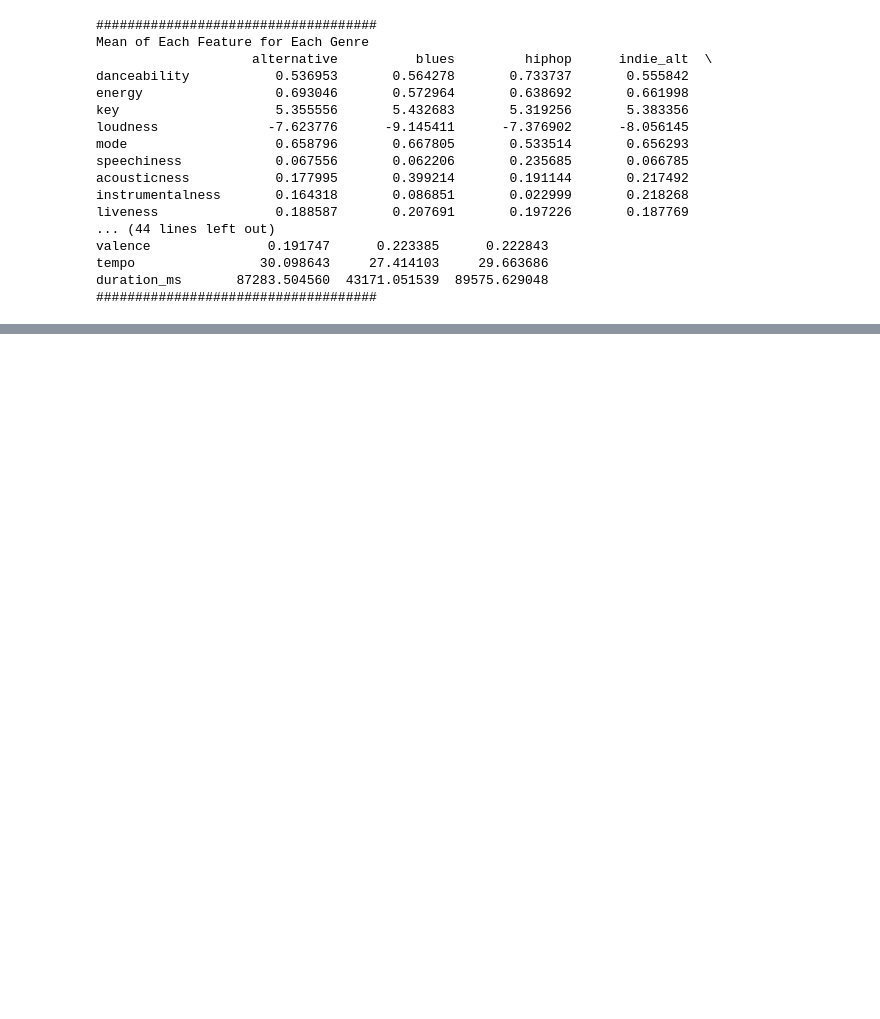
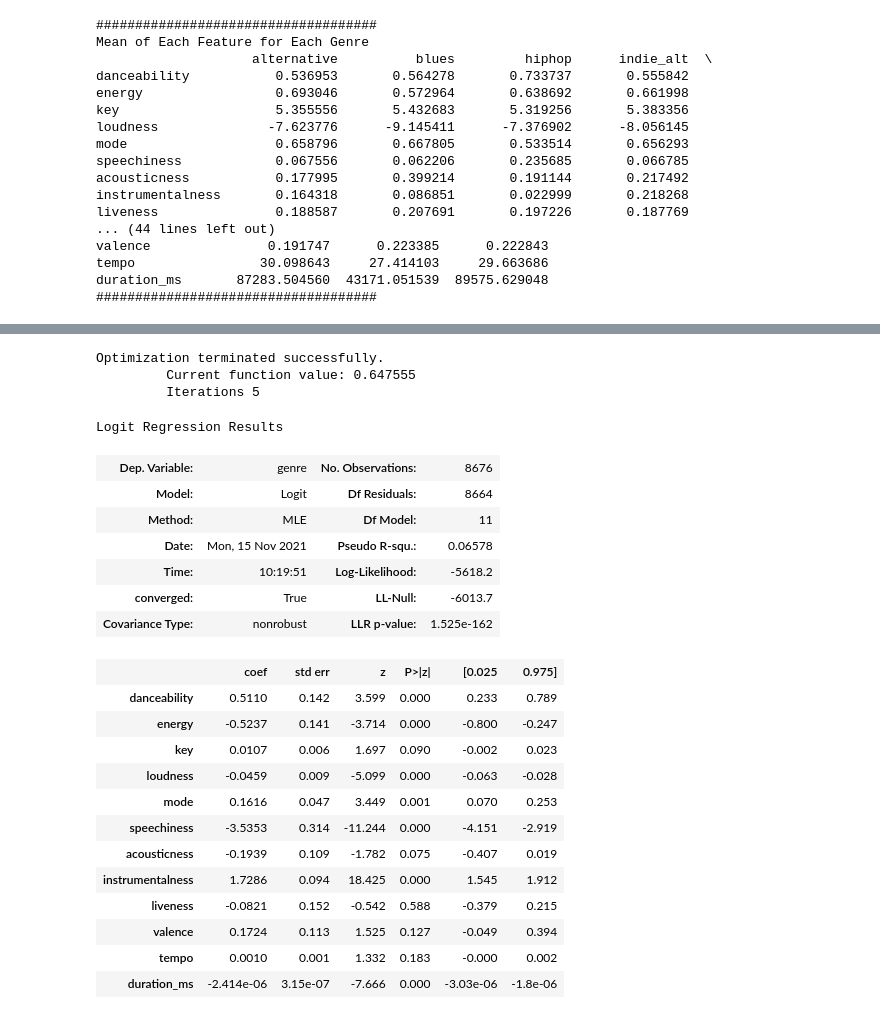
Before and after one commit to JVP15/Song-Feature-Analysis, a Jupyter notebook: Analysis.ipynb, the cells around one changed output, grey strips where cells are left out. Saved outputs shown, nothing was run; the diff lists cells and outputs as text; code cells hidden in the pictures; blank space fills up the shorter version.

```diff
--- a/Analysis.ipynb
+++ b/Analysis.ipynb
@@ -267,0 +355,27 @@ Logit Regression Results
+# %%
+build_regression('indie_alt').summary()
+# %% [output]
+Optimization terminated successfully.
+         Current function value: 0.647555
+         Iterations 5
+Logit Regression Results
+| Dep. Variable: | genre | No. Observations: | 8676 |
+| Model: | Logit | Df Residuals: | 8664 |
+| Method: | MLE | Df Model: | 11 |
+| Date: | Mon, 15 Nov 2021 | Pseudo R-squ.: | 0.06578 |
+| Time: | 10:19:51 | Log-Likelihood: | -5618.2 |
+| converged: | True | LL-Null: | -6013.7 |
+| Covariance Type: | nonrobust | LLR p-value: | 1.525e-162 |
+|  | coef | std err | z | P>|z| | [0.025 | 0.975] |
+| danceability | 0.5110 | 0.142 | 3.599 | 0.000 | 0.233 | 0.789 |
+| energy | -0.5237 | 0.141 | -3.714 | 0.000 | -0.800 | -0.247 |
+| key | 0.0107 | 0.006 | 1.697 | 0.090 | -0.002 | 0.023 |
+| loudness | -0.0459 | 0.009 | -5.099 | 0.000 | -0.063 | -0.028 |
+| mode | 0.1616 | 0.047 | 3.449 | 0.001 | 0.070 | 0.253 |
+| speechiness | -3.5353 | 0.314 | -11.244 | 0.000 | -4.151 | -2.919 |
+| acousticness | -0.1939 | 0.109 | -1.782 | 0.075 | -0.407 | 0.019 |
+| instrumentalness | 1.7286 | 0.094 | 18.425 | 0.000 | 1.545 | 1.912 |
+| liveness | -0.0821 | 0.152 | -0.542 | 0.588 | -0.379 | 0.215 |
+| valence | 0.1724 | 0.113 | 1.525 | 0.127 | -0.049 | 0.394 |
+| tempo | 0.0010 | 0.001 | 1.332 | 0.183 | -0.000 | 0.002 |
+| duration_ms | -2.414e-06 | 3.15e-07 | -7.666 | 0.000 | -3.03e-06 | -1.8e-06 |
```
Also changed, not shown: parts of 20 cells of this notebook.
